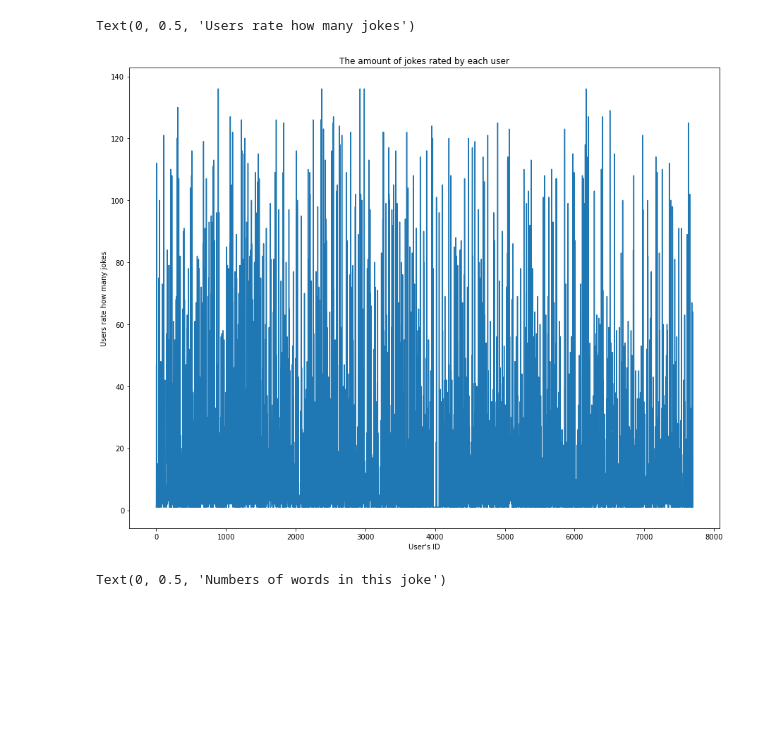
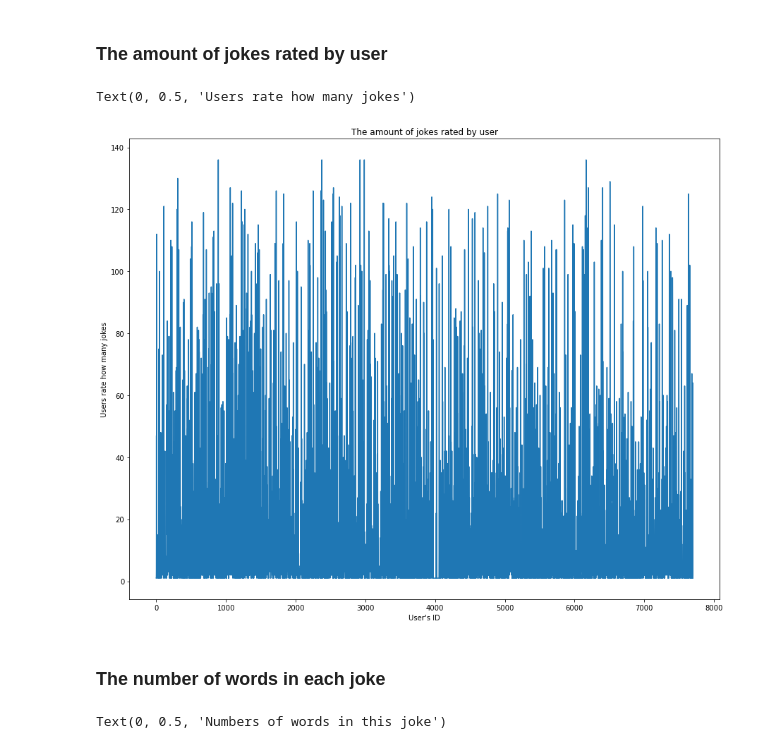
Before and after one commit to savitha-srinivasan/ECE-143-Project---Joke-recommendation-system, a Jupyter notebook: Visualization.ipynb, the cells around one changed output. Drawn from its saved outputs; the diff is of its cells as text; code cells hidden in the pictures; blank space fills up the shorter version.

Commit message:
Visualization-version2

```diff
--- a/Visualization.ipynb
+++ b/Visualization.ipynb
@@ -8,15 +9,19 @@ df=pd.read_csv('TheAmountOfJokesRatedByEachUser.csv', sep=',',header=None)
 # %%
 x=np.array(df[0][1:].values,dtype=int)
 y=np.array(df[1][1:].values,dtype=int)
+# %% [markdown]
+### The amount of jokes rated by user
 # %%
 fig, ax = plt.subplots(1, 1, figsize=(15, 12))
 ax.plot(x, y)
-ax.set_title("The amount of jokes rated by each user")
+ax.set_title("The amount of jokes rated by user")
 ax.set_xlabel("User's ID")
 ax.set_ylabel("Users rate how many jokes")
 # %% [output]
 Text(0, 0.5, 'Users rate how many jokes')
-[figure, old version]
+[figure, new version]
+# %% [markdown]
+### The number of words in each joke
 # %%
 l=list()
 with open('/home/w8lin/Data/Joke.csv', 'r') as file:
```
Also changed, not shown: parts of 10 cells of this notebook.
